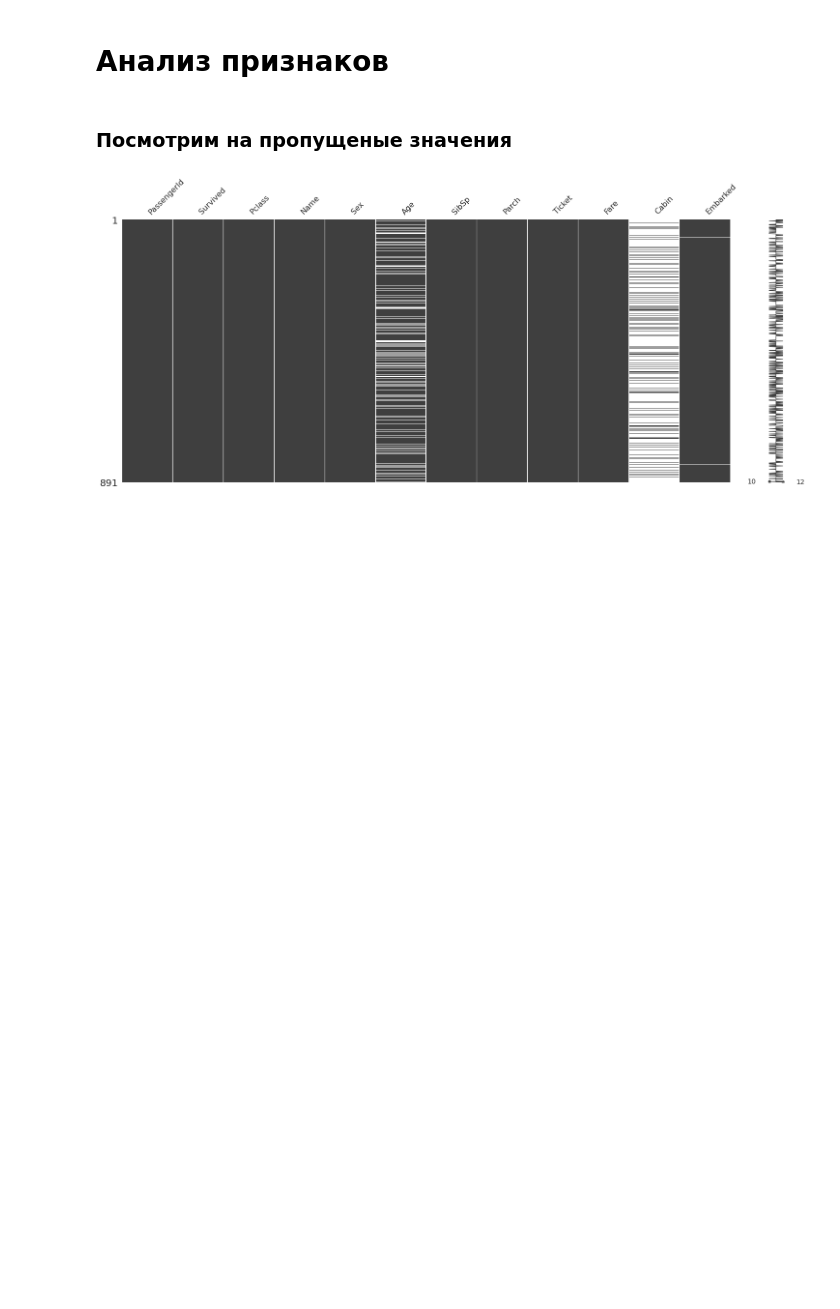
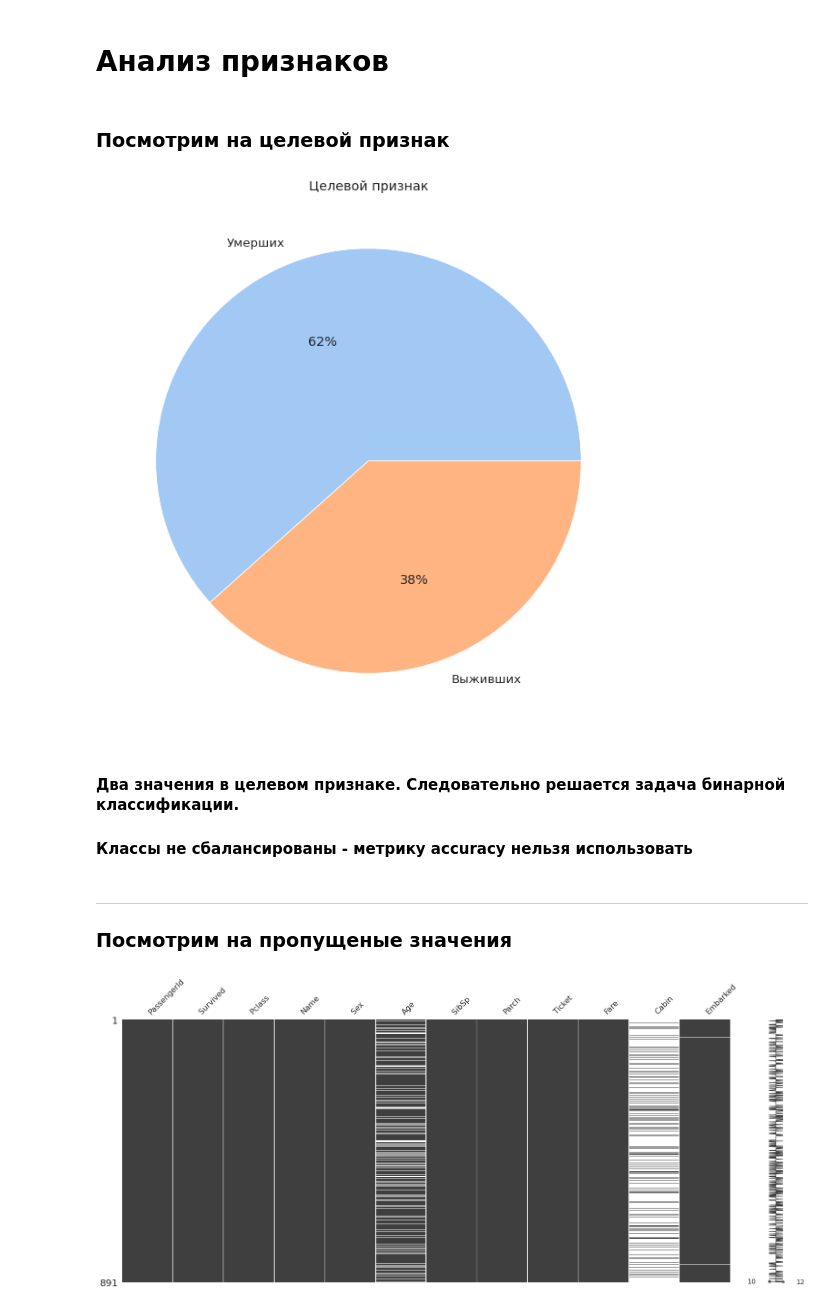
Before and after one commit to RPavelD/titanic_classifier, a Jupyter notebook: main.ipynb, the cells around one changed output. Drawn from its saved outputs; the diff is of its cells as text; code cells hidden in the pictures; blank space fills up the shorter version.

```diff
--- a/main.ipynb
+++ b/main.ipynb
@@ -33,7 +33,21 @@ df.head()
 | 4 | 5 | 0 | 3 | Allen, Mr. William Henry | male | 35.0 | 0 | 0 | 373450 | 8.0500 | ... |
 # %% [markdown]
 # Анализ признаков
+# %% [markdown]
+### Посмотрим на целевой признак
+# %%
+colors = sns.color_palette('pastel')[0:5]
+df_temp = df['Survived'].value_counts()
+plt.pie(df_temp, labels =('Умерших', 'Выживших') , colors = colors, autopct='%.0f%%')
+plt.title('Целевой признак')
+plt.show()
+# %% [output]
+[figure, added]
+# %% [markdown]
+#### Два значения в целевом признаке. Следовательно решается задача бинарной классификации.
+#### Классы не сбалансированы - метрику accuracy нельзя использовать
 # %% [markdown]
+__________
 ### Посмотрим на пропущеные значения
 # %%
 msn.matrix(df);
```
Also changed, not shown: parts of 44 cells of this notebook, 3 other files.
